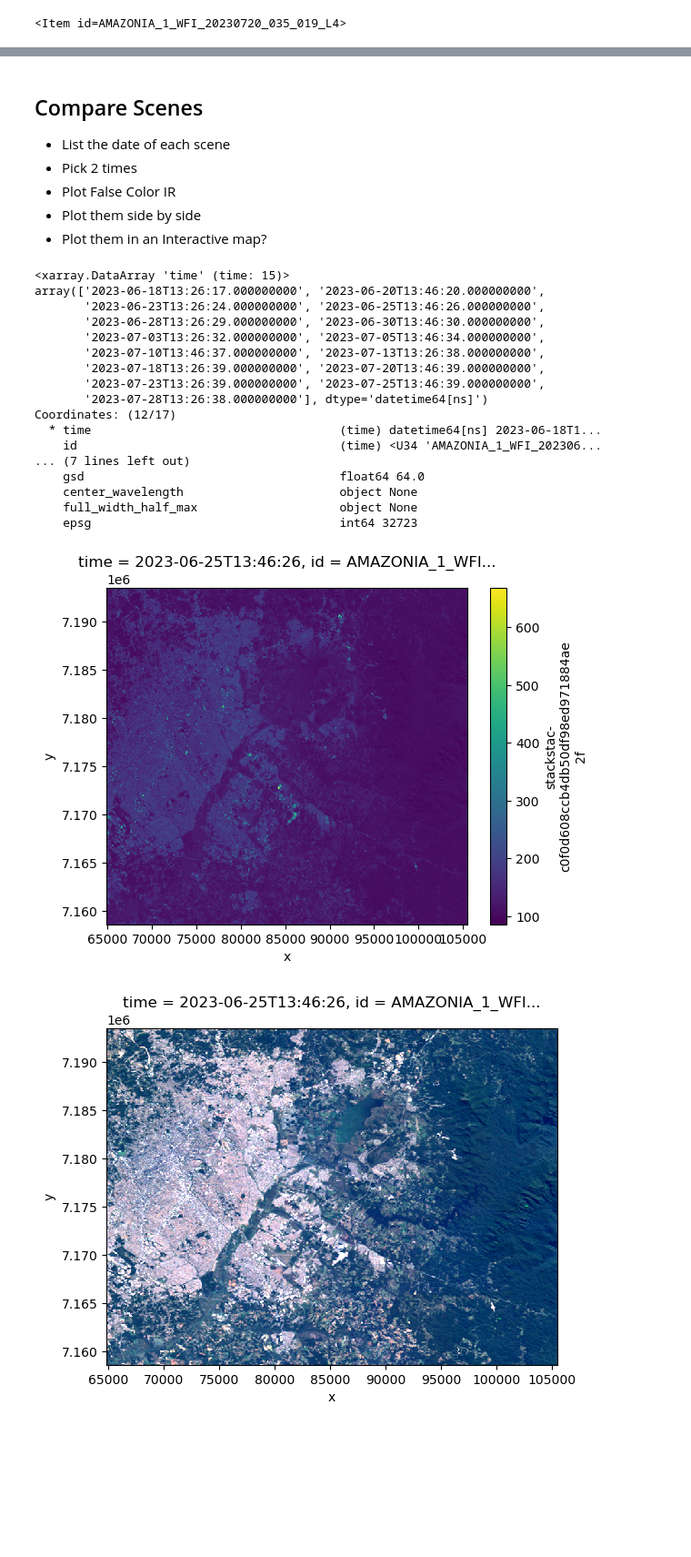
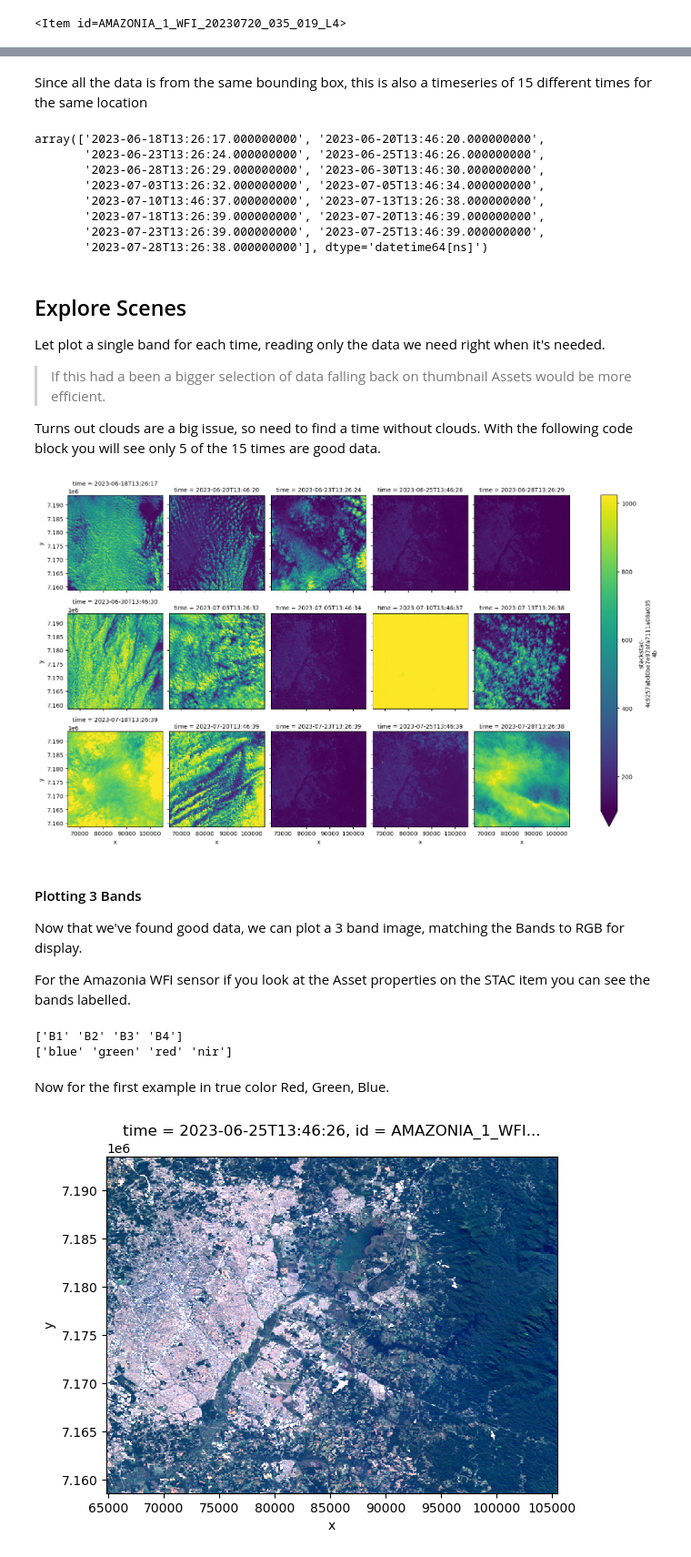
Before and after one commit to developmentseed/asdi-examples, a Jupyter notebook: amazonia-1/amazonia-1-stac-example.ipynb, the cells around one changed output, grey strips where cells are left out. Shown at 91% size. Saved outputs shown, nothing was run; the diff lists cells and outputs as text; code cells hidden in the pictures; blank space fills up the shorter version.

Commit message:
feat: cleanup of text, code amazonia

```diff
--- a/amazonia-1/amazonia-1-stac-example.ipynb
+++ b/amazonia-1/amazonia-1-stac-example.ipynb
@@ -100,8 +116,10 @@ for item in source_items:
 # Load an Xarray DataArray with a stack of scenes and bands
 # Specify the projection since 2 are present in the source
 # Specify the bbox to limit the data read
+resolution = source_items[0].properties.get("gsd")
+
 stack = stackstac.stack(
     source_items,
-    resolution=64, #can get this from gsd
-    epsg=32723,
+    resolution=resolution, #can get this from gsd
+    epsg=32723, # data is in two projections, 2 utm zones we need to pick one to return data
     bounds_latlon=bbox)
@@ -139,16 +160,9 @@ resolution :
-# %% [markdown]
-## Compare Scenes
-
-- List the date of each scene
-- Pick 2 times
-- Plot False Color IR
-- Plot them side by side
-- Plot them in an Interactive map?
+# %% [markdown]
+Since all the data is from the same bounding box, this is also a timeseries of 15 different times for the same location
 # %%
-#Show the times in the stack, so we can pick 1 or 2
-stack["time"]
+# Lets print the Time dimension coordinates
+stack["time"].values
 # %% [output]
-<xarray.DataArray 'time' (time: 15)>
 array(['2023-06-18T13:26:17.000000000', '2023-06-20T13:46:20.000000000',
        '2023-06-23T13:26:24.000000000', '2023-06-25T13:46:26.000000000',
        '2023-06-28T13:26:29.000000000', '2023-06-30T13:46:30.000000000',
@@ -157,22 +171,33 @@ array(['2023-06-18T13:26:17.000000000', '2023-06-20T13:46:20.000000000',
        '2023-07-18T13:26:39.000000000', '2023-07-20T13:46:39.000000000',
        '2023-07-23T13:26:39.000000000', '2023-07-25T13:46:39.000000000',
        '2023-07-28T13:26:38.000000000'], dtype='datetime64[ns]')
-Coordinates: (12/17)
-  * time                                   (time) datetime64[ns] 2023-06-18T1...
-    id                                     (time) <U34 'AMAZONIA_1_WFI_202306...
-... (7 lines left out)
-    gsd                                    float64 64.0
-    center_wavelength                      object None
-    full_width_half_max                    object None
-    epsg                                   int64 32723
+# %% [markdown]
+## Explore Scenes
+
+Let plot a single band for each time, reading only the data we need right when it's needed.
+
+> If this had a been a bigger selection of data falling back on thumbnail Assets would be more efficient.
+
+Turns out clouds are a big issue, so need to find a time without clouds. With the following code block you will see only 5 of the 15 times are good data.
 # %%
-# Plot a single band
-# Turns out clouds are a big issue, so need to find a time without clouds
-import rasterio
 with rasterio.Env(AWS_NO_SIGN_REQUEST=True):
-    stack.isel(time=3, band=0).plot()
+    stack.isel(band=0).plot(col="time", robust=True, col_wrap=5)
 # %% [output]
-[figure, old version]
+[figure, new version]
+# %% [markdown]
+#### Plotting 3 Bands
+
+Now that we've found good data, we can plot a 3 band image, matching the Bands to RGB for display.
+
+For the Amazonia WFI sensor if you look at the Asset properties on the STAC item you can see the bands labelled.
+# %%
+print(stack.band.values)
+print(stack.common_name.values)
+# %% [output]
+['B1' 'B2' 'B3' 'B4']
+['blue' 'green' 'red' 'nir']
+# %% [markdown]
+Now for the first example in true color Red, Green, Blue.
 # %%
 # Try a 3 band plot
 with rasterio.Env(AWS_NO_SIGN_REQUEST=True):
```
Also changed, not shown: parts of 10 cells of this notebook.
